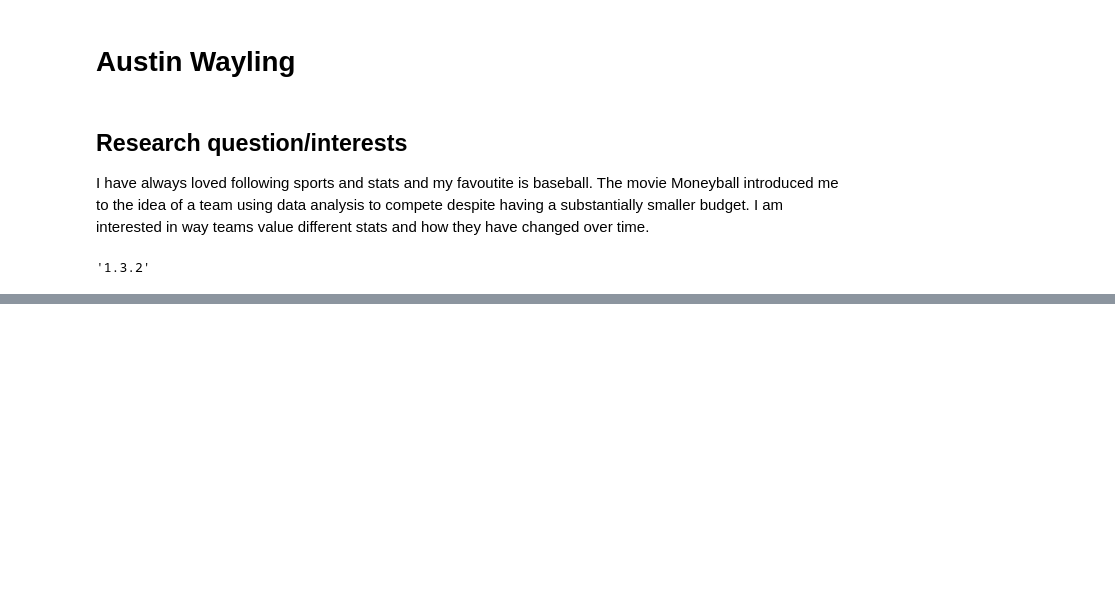
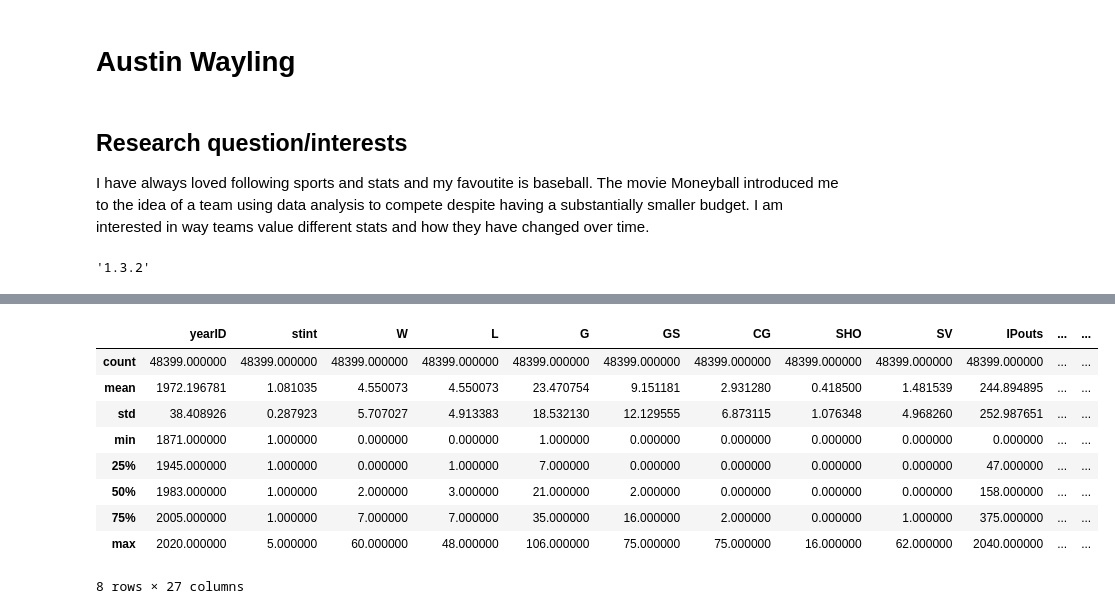
Before and after one commit to data301-2021-winter1/project-group37-project, a Jupyter notebook: notebooks/analysis1.ipynb, the cells around one changed output, grey strips where cells are left out. Cells and saved outputs as stored; diff of their text form; code cells hidden in the pictures; blank space fills up the shorter version.

```diff
--- a/notebooks/analysis1.ipynb
+++ b/notebooks/analysis1.ipynb
@@ -33,3 +34,3 @@ People = pd.read_csv("../data/raw/People.csv")
 # %%
-Pitching = pd.read_csv("../data/raw/Pitching.csv")
+pitching = pd.read_csv("../data/raw/Pitching.csv")
 # %%
@@ -38,0 +84,13 @@ Fielding = pd.read_csv("../data/raw/Fielding.csv")
+# %%
+pitching.describe()
+# %% [output]
+|  | yearID | stint | W | L | G | GS | CG | SHO | SV | IPouts | ... | ... |
+| count | 48399.000000 | 48399.000000 | 48399.000000 | 48399.000000 | 48399.000000 | 48399.000000 | 48399.000000 | 48399.000000 | 48399.000000 | 48399.000000 | ... | ... |
+| mean | 1972.196781 | 1.081035 | 4.550073 | 4.550073 | 23.470754 | 9.151181 | 2.931280 | 0.418500 | 1.481539 | 244.894895 | ... | ... |
+| std | 38.408926 | 0.287923 | 5.707027 | 4.913383 | 18.532130 | 12.129555 | 6.873115 | 1.076348 | 4.968260 | 252.987651 | ... | ... |
+| min | 1871.000000 | 1.000000 | 0.000000 | 0.000000 | 1.000000 | 0.000000 | 0.000000 | 0.000000 | 0.000000 | 0.000000 | ... | ... |
+| 25% | 1945.000000 | 1.000000 | 0.000000 | 1.000000 | 7.000000 | 0.000000 | 0.000000 | 0.000000 | 0.000000 | 47.000000 | ... | ... |
+| 50% | 1983.000000 | 1.000000 | 2.000000 | 3.000000 | 21.000000 | 2.000000 | 0.000000 | 0.000000 | 0.000000 | 158.000000 | ... | ... |
+| 75% | 2005.000000 | 1.000000 | 7.000000 | 7.000000 | 35.000000 | 16.000000 | 2.000000 | 0.000000 | 1.000000 | 375.000000 | ... | ... |
+| max | 2020.000000 | 5.000000 | 60.000000 | 48.000000 | 106.000000 | 75.000000 | 75.000000 | 16.000000 | 62.000000 | 2040.000000 | ... | ... |
+8 rows × 27 columns
```
Also changed, not shown: parts of 29 cells of this notebook.
